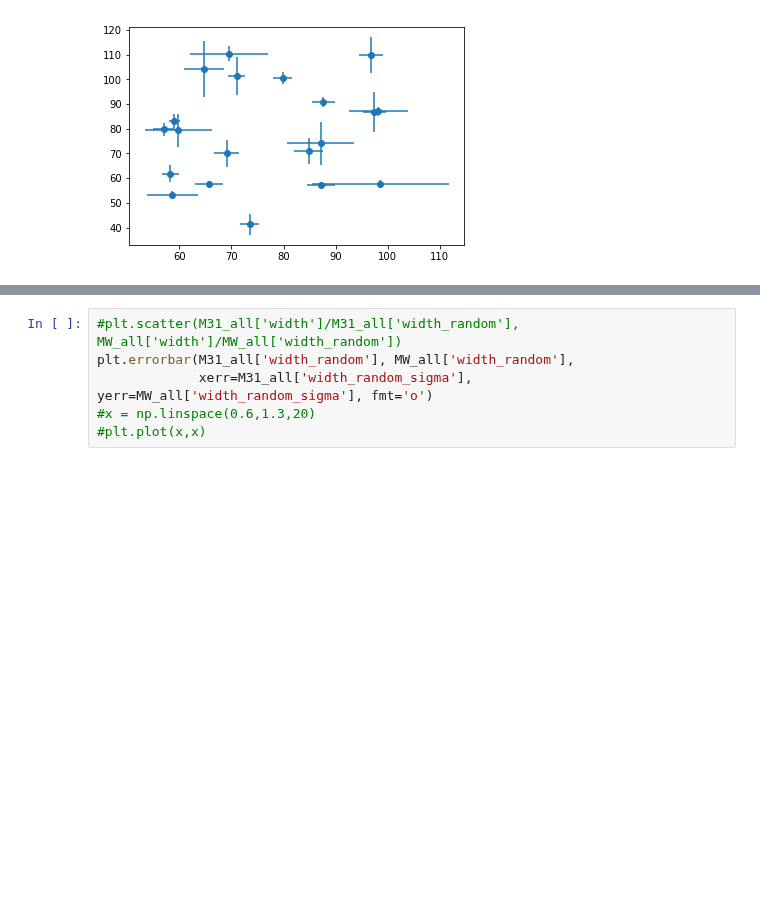
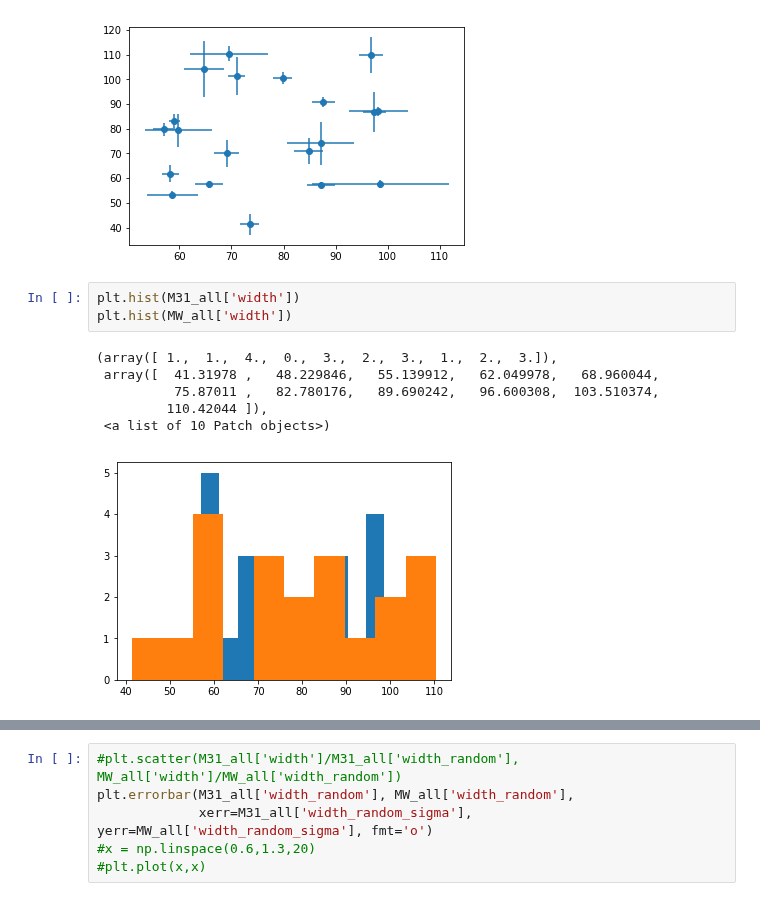
Before and after one commit to astroandes/SatelliteShapeLG, a Jupyter notebook: code/LG_randomize.ipynb, the cells around one changed output, grey strips where cells are left out. Saved outputs shown, nothing was run; the diff lists cells and outputs as text; blank space fills up the shorter version.

```diff
--- a/code/LG_randomize.ipynb
+++ b/code/LG_randomize.ipynb
@@ -420,4 +420,14 @@ plt.errorbar(M31_all['width'], MW_all['width'],
 # %% [output]
 <Container object of 3 artists>
 [figure]
+# %%
+plt.hist(M31_all['width'])
+plt.hist(MW_all['width'])
+# %% [output]
+(array([ 1.,  1.,  4.,  0.,  3.,  2.,  3.,  1.,  2.,  3.]),
+ array([  41.31978 ,   48.229846,   55.139912,   62.049978,   68.960044,
+          75.87011 ,   82.780176,   89.690242,   96.600308,  103.510374,
+         110.42044 ]),
+ <a list of 10 Patch objects>)
+[figure, added]
 # %%
```
Also changed, not shown: parts of 8 cells of this notebook.
